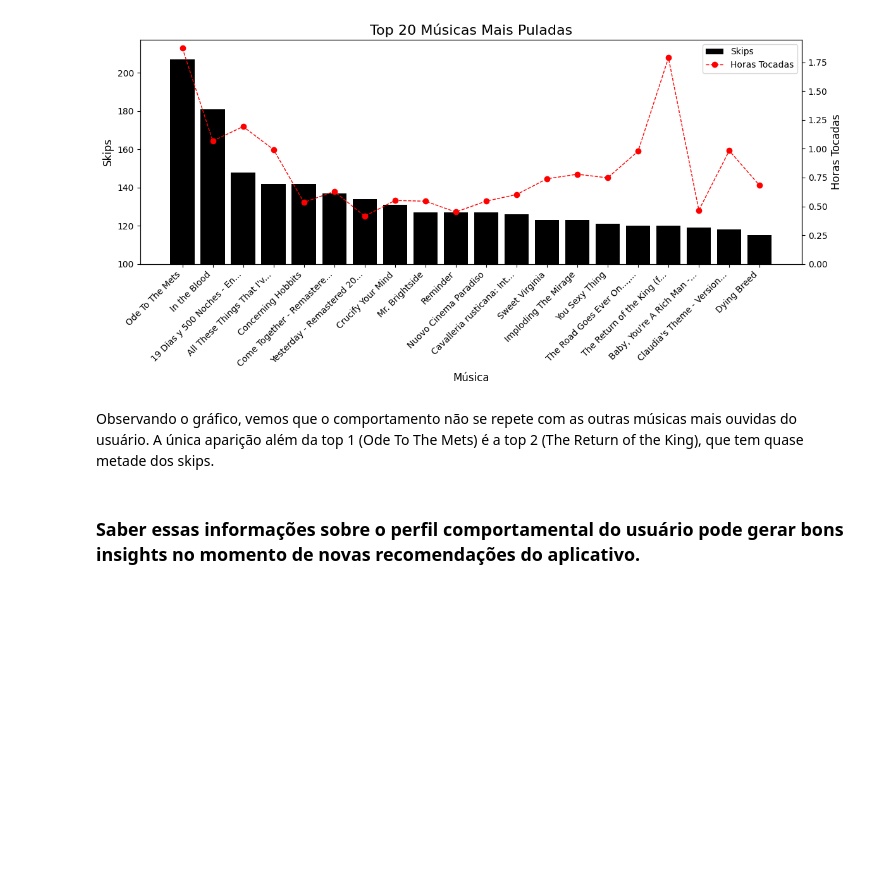
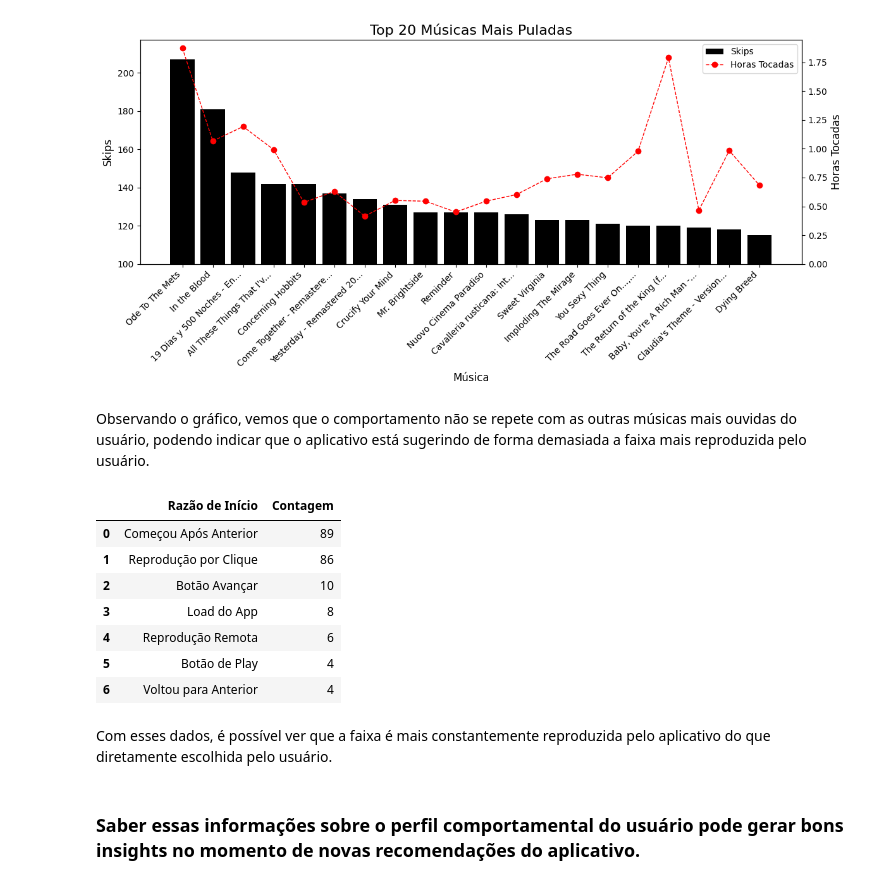
Before and after one commit to joaoclaudiobueno/Streamings_Spotify, a Jupyter notebook: StreamingsSpotify.ipynb, the cells around one changed output. Drawn from its saved outputs; the diff is of its cells as text; code cells hidden in the pictures; blank space fills up the shorter version.

```diff
--- a/StreamingsSpotify.ipynb
+++ b/StreamingsSpotify.ipynb
@@ -509,6 +509,22 @@ plt.show()
 # %% [output]
 [figure]
 # %% [markdown]
-Observando o gráfico, vemos que o comportamento não se repete com as outras músicas mais ouvidas do usuário. A única aparição além da top 1 (Ode To The Mets) é a top 2 (The Return of the King), que tem quase metade dos skips.
+Observando o gráfico, vemos que o comportamento não se repete com as outras músicas mais ouvidas do usuário, podendo indicar que o aplicativo está sugerindo de forma demasiada a faixa mais reproduzida pelo usuário.
+# %%
+ode_to_the_mets = dados_spotify[dados_spotify['Música'] == 'Ode To The Mets']
+ode_to_the_mets_inicio = ode_to_the_mets.groupby('Razão de Início')['Razão de Início'].count().reset_index(name='Contagem')
+ode_to_the_mets_inicio = ode_to_the_mets_inicio.sort_values(by='Contagem', ascending=False).reset_index(drop=True)
+ode_to_the_mets_inicio
+# %% [output]
+|  | Razão de Início | Contagem |
+| 0 | Começou Após Anterior | 89 |
+| 1 | Reprodução por Clique | 86 |
+| 2 | Botão Avançar | 10 |
+| 3 | Load do App | 8 |
+| 4 | Reprodução Remota | 6 |
+| 5 | Botão de Play | 4 |
+| 6 | Voltou para Anterior | 4 |
+# %% [markdown]
+Com esses dados, é possível ver que a faixa é mais constantemente reproduzida pelo aplicativo do que diretamente escolhida pelo usuário.
 # %% [markdown]
 ### Saber essas informações sobre o perfil comportamental do usuário pode gerar bons insights no momento de novas recomendações do aplicativo.
```
Also changed, not shown: parts of 1 cell of this notebook.
